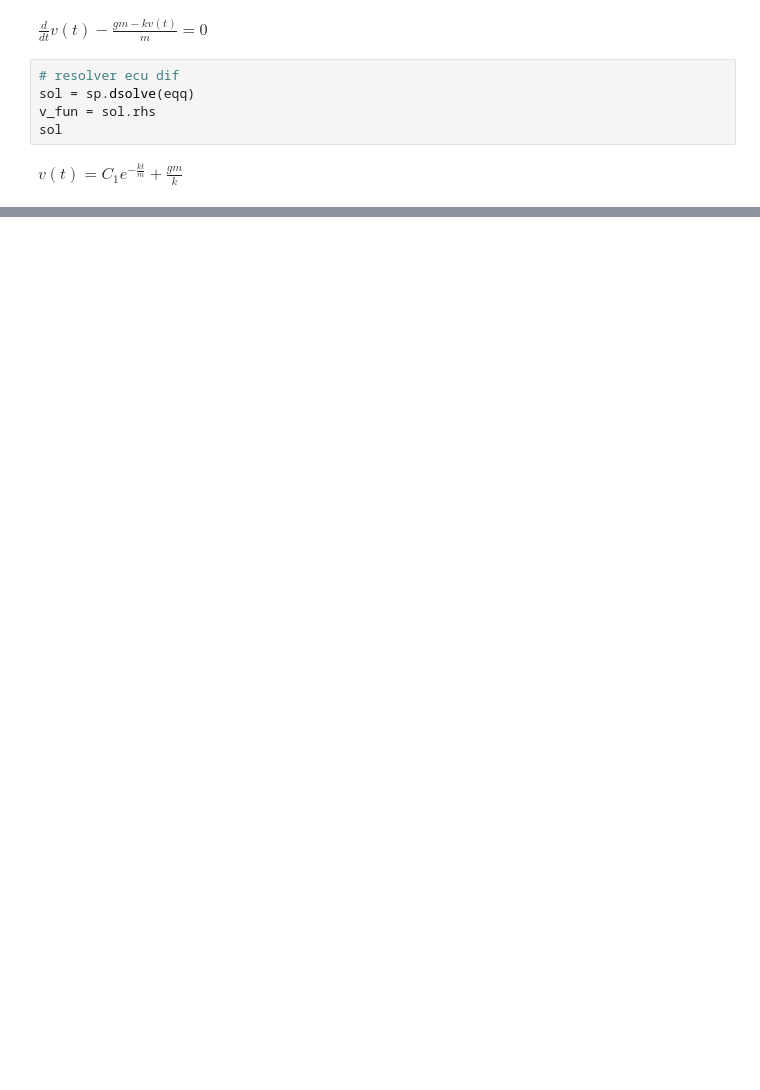
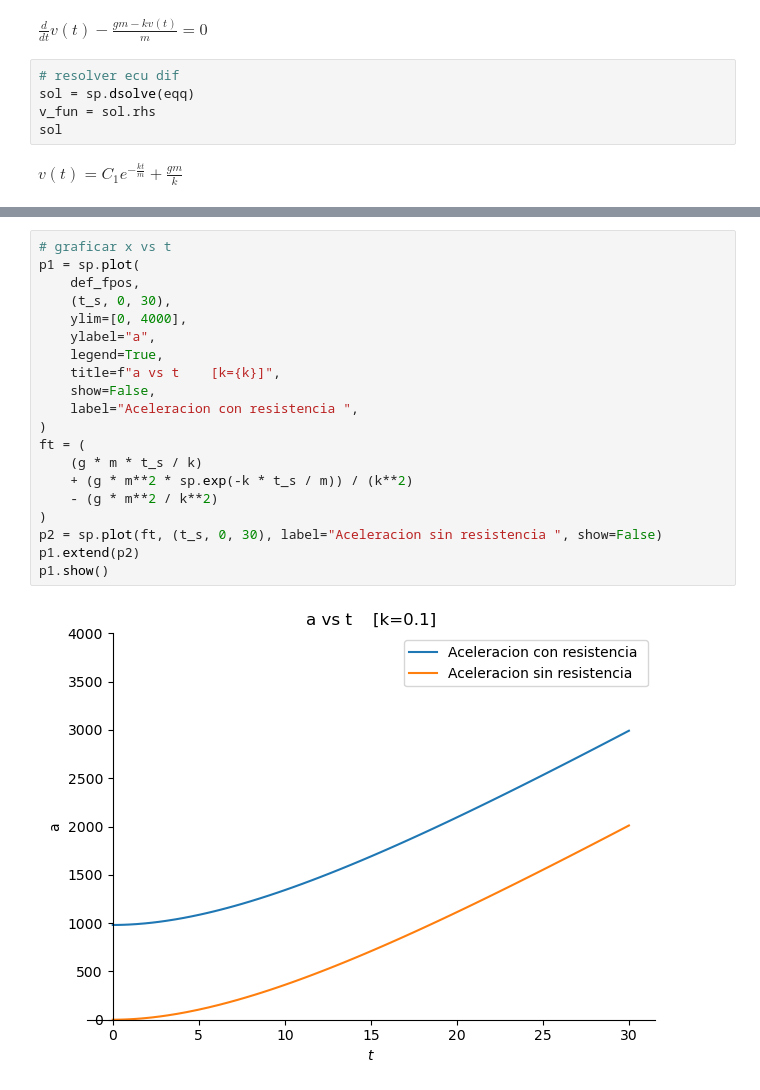
Before and after one commit to Jose-AE/F1014B, a Jupyter notebook: F1014B-R/R.ipynb, the cells around one changed output, grey strips where cells are left out. Saved outputs shown, nothing was run; the diff lists cells and outputs as text; blank space fills up the shorter version.

```diff
--- a/F1014B-R/R.ipynb
+++ b/F1014B-R/R.ipynb
@@ -46,0 +81,22 @@ sp.plot(def_v_fun.diff(t), (t, 0, 5), title="a vs t")
+# %%
+# graficar x vs t
+p1 = sp.plot(
+    def_fpos,
+    (t_s, 0, 30),
+    ylim=[0, 4000],
+    ylabel="a",
+    legend=True,
+    title=f"a vs t    [k={k}]",
+    show=False,
+    label="Aceleracion con resistencia ",
+)
+ft = (
+    (g * m * t_s / k)
+    + (g * m**2 * sp.exp(-k * t_s / m)) / (k**2)
+    - (g * m**2 / k**2)
+)
+p2 = sp.plot(ft, (t_s, 0, 30), label="Aceleracion sin resistencia ", show=False)
+p1.extend(p2)
+p1.show()
+# %% [output]
+[figure, added]
```
Also changed, not shown: parts of 9 cells of this notebook.
